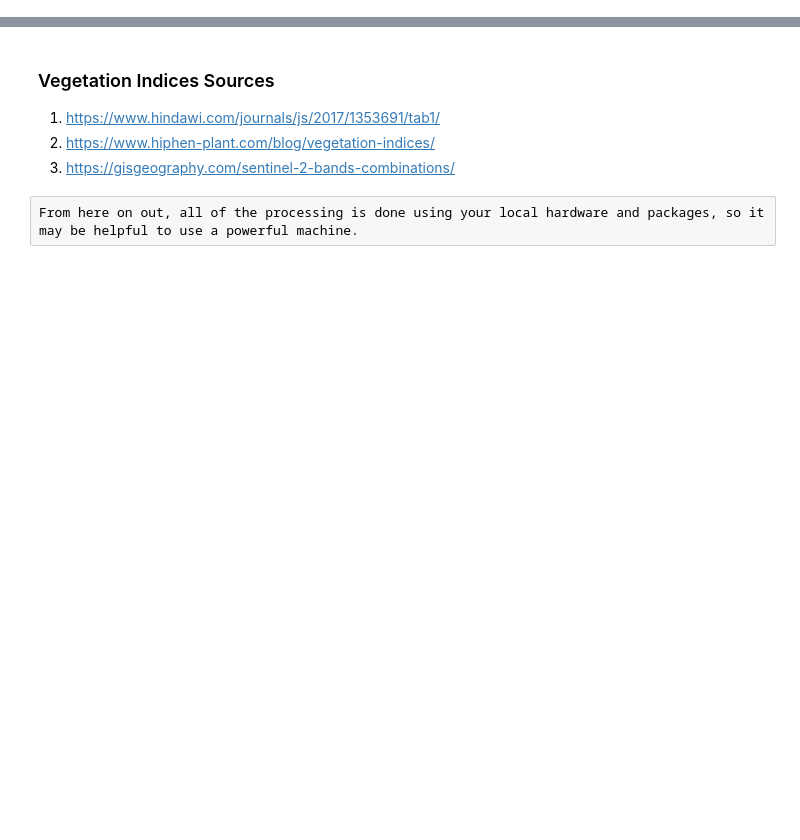
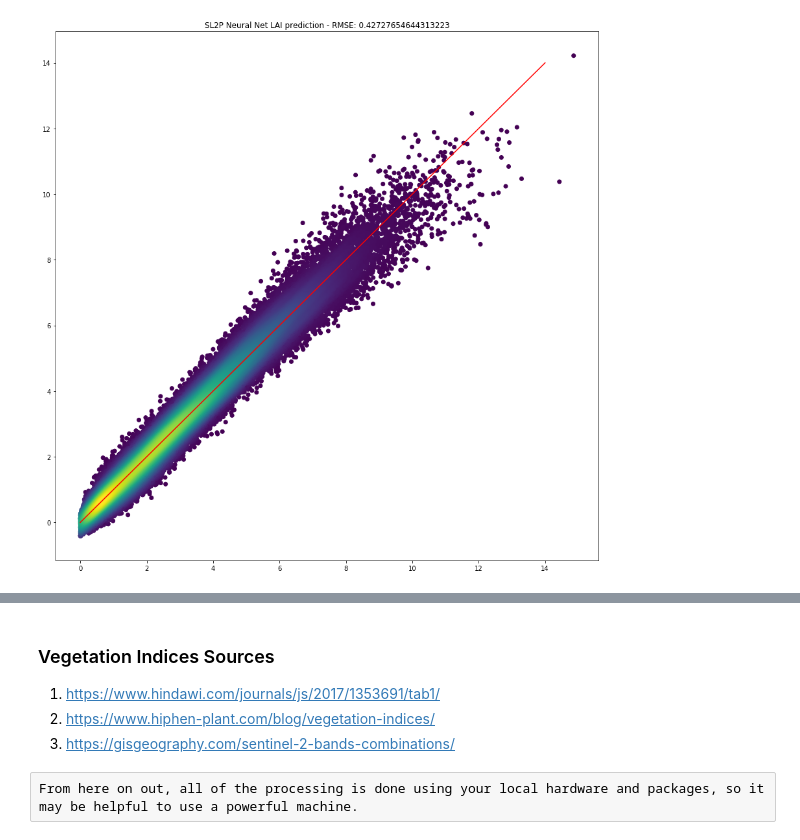
Before and after one commit to h39s/ALR_Earth_Engine, a Jupyter notebook: ALR_single_image.ipynb, the cells around one changed output, grey strips where cells are left out. Cells and saved outputs as stored; diff of their text form; code cells hidden in the pictures; blank space fills up the shorter version.

```diff
--- a/ALR_single_image.ipynb
+++ b/ALR_single_image.ipynb
@@ -368,0 +147,4 @@ Text(0.5, 1.0, 'Neural Net LAI Error prediction - RMSE: 0.18510873299267214')
+# %%
+stop_on_loss = tensorflow.keras.callbacks.EarlyStopping(monitor="loss", min_delta=0.0001, patience=25, verbose=0, mode="min", restore_best_weights=True)
+# %%
+SL2P_model.fit(x=scaled_inputs_SL2P, y=outputs.values, batch_size=32, epochs=1000, verbose=1, callbacks=[stop_on_loss], shuffle=True)
@@ -368,0 +170,34 @@ Text(0.5, 1.0, 'Neural Net LAI Error prediction - RMSE: 0.18510873299267214')
+# %%
+# Predicting our own input data to evaluate the performance (for now)
+SL2P_predictions = SL2P_model.predict(scaled_inputs_SL2P).flatten()
+# %%
+def plot_prediction(true_values, predicted_values, ideal_predictor_range: list = [0,1], description: str = ""):
+    # Stacks the arrays (true values and predicted values) into a 2d array
+    stacked_data = numpy.vstack([true_values, predicted_values])
+
+    # Get the density of the data at each sample point
+    density_data = stats.gaussian_kde(stacked_data)(stacked_data)
+
+    # Reorder the data to be plotted so higher density points are plotted on top
+    density_sort_order = density_data.argsort()
+    x = true_values[density_sort_order]
+    y = predicted_values[density_sort_order]
+    c = density_data[density_sort_order]
+
+    # Calculate the RMSE of the model
+    rmse = metrics.mean_squared_error(x, y, squared=False)
+
+    # Using matplotlib to plot the predictions against the true values, with a line showing the ideal behaviour of any model
+    ideal_predictor = numpy.linspace(ideal_predictor_range[0], ideal_predictor_range[1], 1000)
+
+    fig, ax = plt.subplots(1, 1, figsize=(15,15))
+
+    ax.scatter(x, y, c=c)
+    ax.plot(ideal_predictor, ideal_predictor, c='r')
+    ax.set_title((description+" - RMSE: {}").format(rmse))
+
+    plt.plot()
+# %%
+plot_prediction(true_values=outputs, predicted_values=SL2P_predictions, ideal_predictor_range=[0,14], description="SL2P Neural Net LAI prediction")
+# %% [output]
+[figure, added]
```
Also changed, not shown: parts of 84 cells of this notebook.
